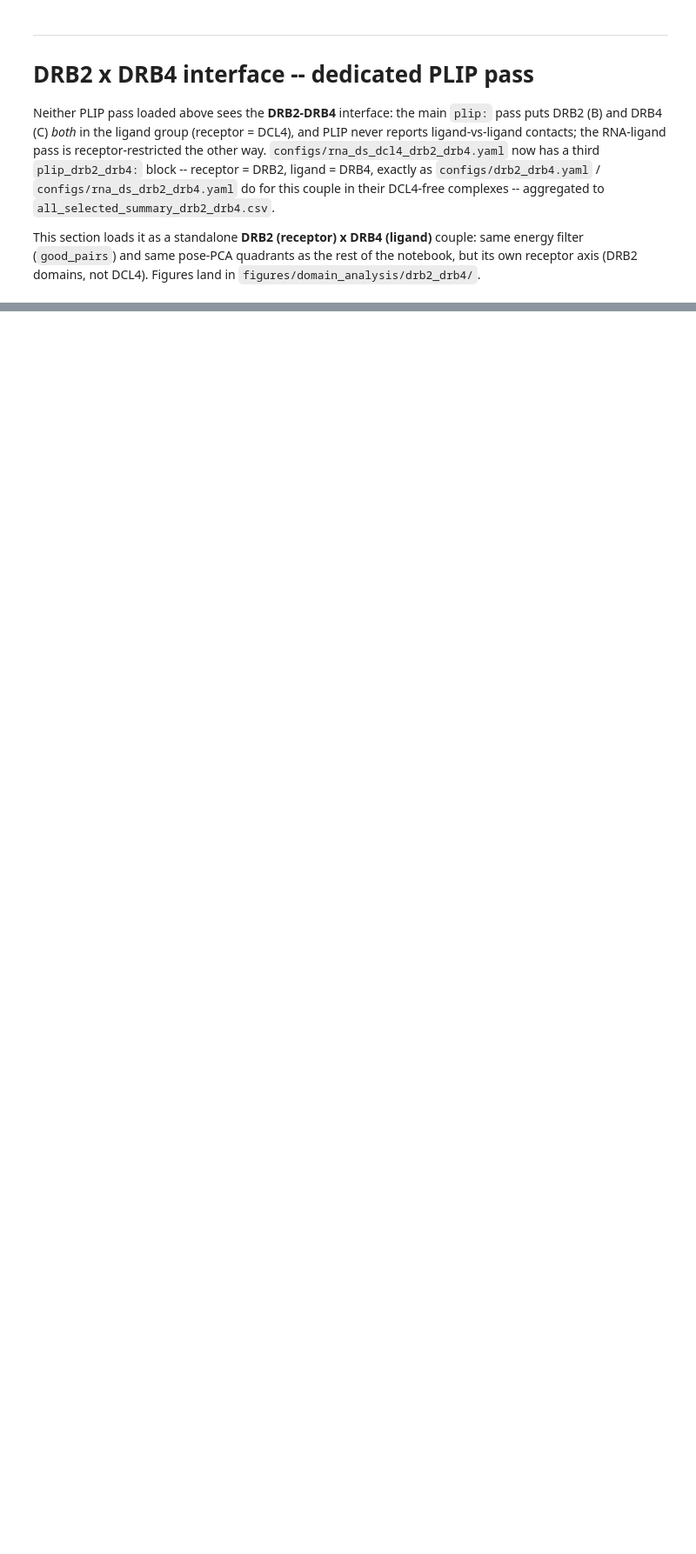
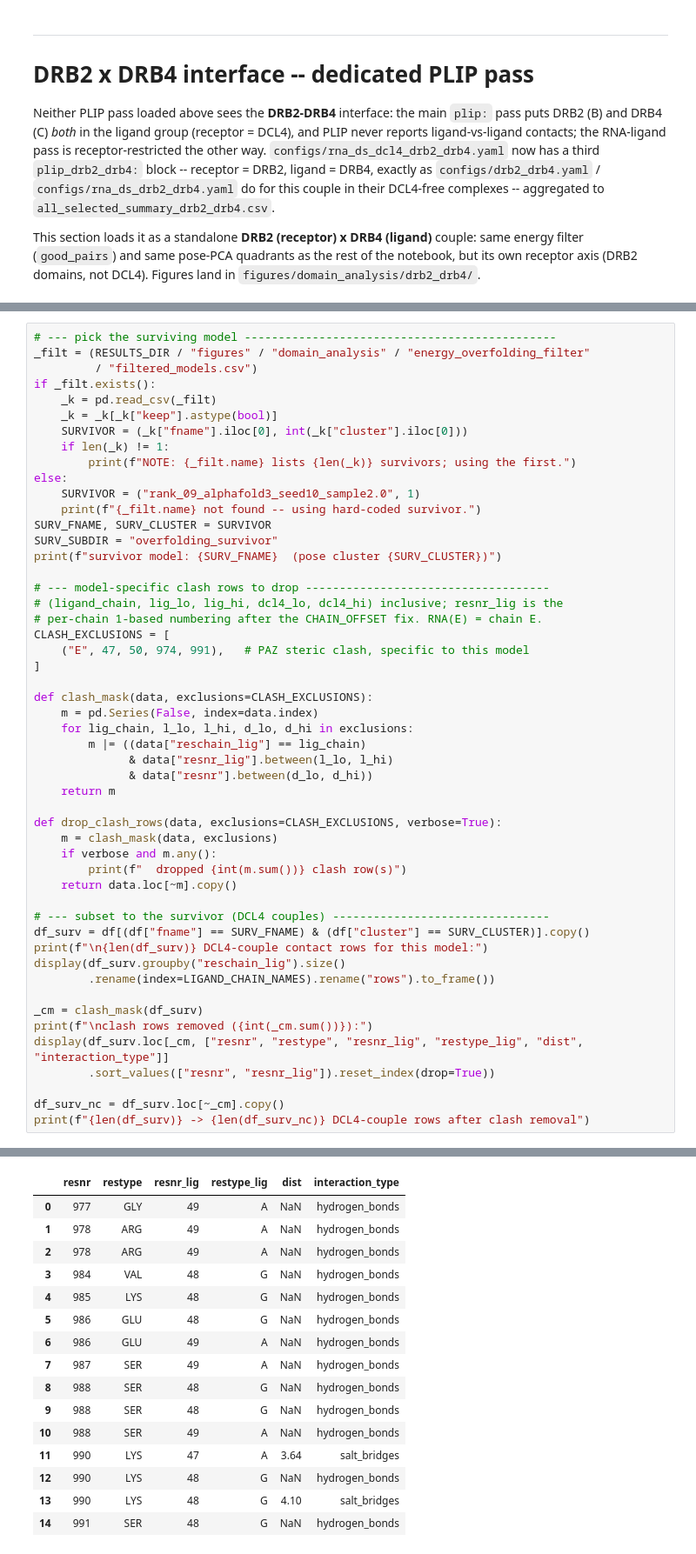
Before and after one commit to EtienneReboul/ABCfold_ifb_drbs_dcl4_ds_rna_complexes, a Jupyter notebook: notebooks/rna_ds_dcl4_drb2_drb4_domain_analysis.ipynb, the cells around one changed output, grey strips where cells are left out. Shown at 87% size. Saved outputs shown, nothing was run; the diff lists cells and outputs as text; blank space fills up the shorter version.

Commit message:
adding miscellianous update to notebook regarding overfolding filters

```diff
--- a/notebooks/rna_ds_dcl4_drb2_drb4_domain_analysis.ipynb
+++ b/notebooks/rna_ds_dcl4_drb2_drb4_domain_analysis.ipynb
@@ -1031,0 +1154,52 @@ else:
+# %%
+# --- pick the surviving model ----------------------------------------------
+_filt = (RESULTS_DIR / "figures" / "domain_analysis" / "energy_overfolding_filter"
+         / "filtered_models.csv")
+if _filt.exists():
+    _k = pd.read_csv(_filt)
+    _k = _k[_k["keep"].astype(bool)]
+    SURVIVOR = (_k["fname"].iloc[0], int(_k["cluster"].iloc[0]))
+    if len(_k) != 1:
+        print(f"NOTE: {_filt.name} lists {len(_k)} survivors; using the first.")
+else:
+    SURVIVOR = ("rank_09_alphafold3_seed10_sample2.0", 1)
+    print(f"{_filt.name} not found -- using hard-coded survivor.")
+SURV_FNAME, SURV_CLUSTER = SURVIVOR
+SURV_SUBDIR = "overfolding_survivor"
+print(f"survivor model: {SURV_FNAME}  (pose cluster {SURV_CLUSTER})")
+
+# --- model-specific clash rows to drop ------------------------------------
+# (ligand_chain, lig_lo, lig_hi, dcl4_lo, dcl4_hi) inclusive; resnr_lig is the
+# per-chain 1-based numbering after the CHAIN_OFFSET fix. RNA(E) = chain E.
+CLASH_EXCLUSIONS = [
+    ("E", 47, 50, 974, 991),   # PAZ steric clash, specific to this model
+]
+
+def clash_mask(data, exclusions=CLASH_EXCLUSIONS):
+    m = pd.Series(False, index=data.index)
+    for lig_chain, l_lo, l_hi, d_lo, d_hi in exclusions:
+        m |= ((data["reschain_lig"] == lig_chain)
+              & data["resnr_lig"].between(l_lo, l_hi)
+              & data["resnr"].between(d_lo, d_hi))
+    return m
+
+def drop_clash_rows(data, exclusions=CLASH_EXCLUSIONS, verbose=True):
+    m = clash_mask(data, exclusions)
+    if verbose and m.any():
+        print(f"  dropped {int(m.sum())} clash row(s)")
+    return data.loc[~m].copy()
+
+# --- subset to the survivor (DCL4 couples) --------------------------------
+df_surv = df[(df["fname"] == SURV_FNAME) & (df["cluster"] == SURV_CLUSTER)].copy()
+print(f"\n{len(df_surv)} DCL4-couple contact rows for this model:")
+display(df_surv.groupby("reschain_lig").size()
+        .rename(index=LIGAND_CHAIN_NAMES).rename("rows").to_frame())
+
+_cm = clash_mask(df_surv)
+print(f"\nclash rows removed ({int(_cm.sum())}):")
+display(df_surv.loc[_cm, ["resnr", "restype", "resnr_lig", "restype_lig", "dist", "interaction_type"]]
+        .sort_values(["resnr", "resnr_lig"]).reset_index(drop=True))
+
+df_surv_nc = df_surv.loc[~_cm].copy()
+print(f"{len(df_surv)} -> {len(df_surv_nc)} DCL4-couple rows after clash removal")
+# %% [output]
@@ -1031,0 +1216,16 @@ else:
+|  | resnr | restype | resnr_lig | restype_lig | dist | interaction_type |
+| 0 | 977 | GLY | 49 | A | NaN | hydrogen_bonds |
+| 1 | 978 | ARG | 49 | A | NaN | hydrogen_bonds |
+| 2 | 978 | ARG | 49 | A | NaN | hydrogen_bonds |
+| 3 | 984 | VAL | 48 | G | NaN | hydrogen_bonds |
+| 4 | 985 | LYS | 48 | G | NaN | hydrogen_bonds |
+| 5 | 986 | GLU | 48 | G | NaN | hydrogen_bonds |
+| 6 | 986 | GLU | 49 | A | NaN | hydrogen_bonds |
+| 7 | 987 | SER | 49 | A | NaN | hydrogen_bonds |
+| 8 | 988 | SER | 48 | G | NaN | hydrogen_bonds |
+| 9 | 988 | SER | 48 | G | NaN | hydrogen_bonds |
+| 10 | 988 | SER | 49 | A | NaN | hydrogen_bonds |
+| 11 | 990 | LYS | 47 | A | 3.64 | salt_bridges |
+| 12 | 990 | LYS | 48 | G | NaN | hydrogen_bonds |
+| 13 | 990 | LYS | 48 | G | 4.10 | salt_bridges |
+| 14 | 991 | SER | 48 | G | NaN | hydrogen_bonds |
```
Also changed, not shown: parts of 24 cells of this notebook, 3 other files.
